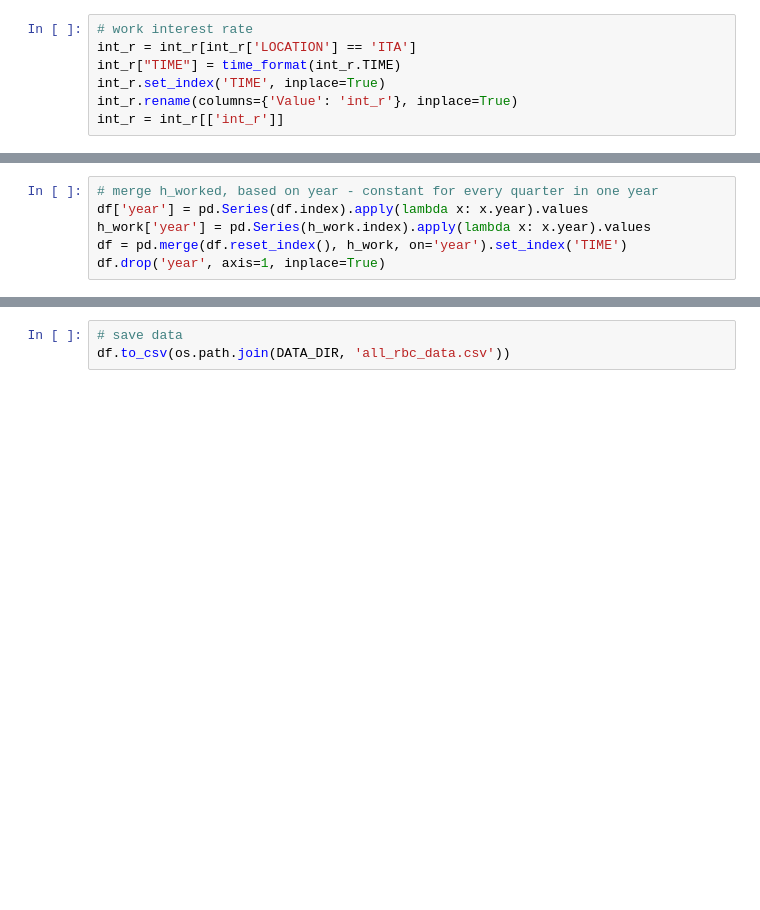
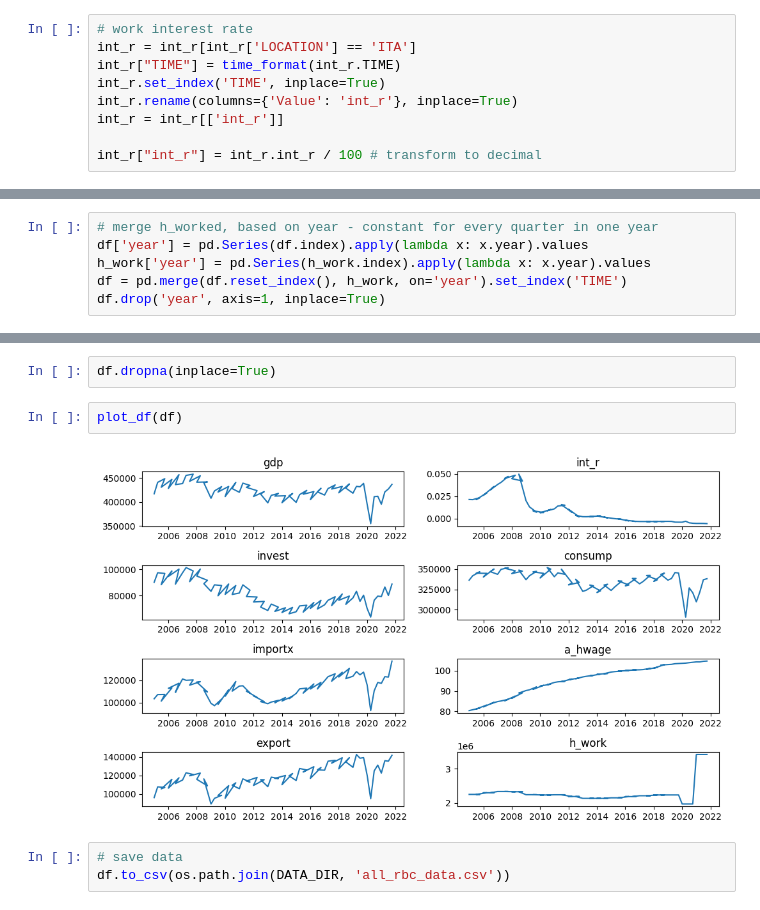
Before and after one commit to lukasgrahl/macro_rbc, a Jupyter notebook: notebooks/01_prepros.ipynb, the cells around one changed output, grey strips where cells are left out. Saved outputs shown, nothing was run; the diff lists cells and outputs as text; blank space fills up the shorter version.

```diff
--- a/notebooks/01_prepros.ipynb
+++ b/notebooks/01_prepros.ipynb
@@ -54,6 +54,8 @@ int_r["TIME"] = time_format(int_r.TIME)
 int_r.set_index('TIME', inplace=True)
 int_r.rename(columns={'Value': 'int_r'}, inplace=True)
 int_r = int_r[['int_r']]
+
+int_r["int_r"] = int_r.int_r / 100 # transform to decimal
 # %%
 # work hours worked
 h_work = h_work[(h_work['Edition'] == 'Sep-2022')
@@ -110,3 +89,9 @@ fig.tight_layout()
+# %%
+df.dropna(inplace=True)
+# %%
+plot_df(df)
+# %% [output]
+[figure, added]
 # %%
 # save data
 df.to_csv(os.path.join(DATA_DIR, 'all_rbc_data.csv'))
```
Also changed, not shown: parts of 4 cells of this notebook, 3 other files.
